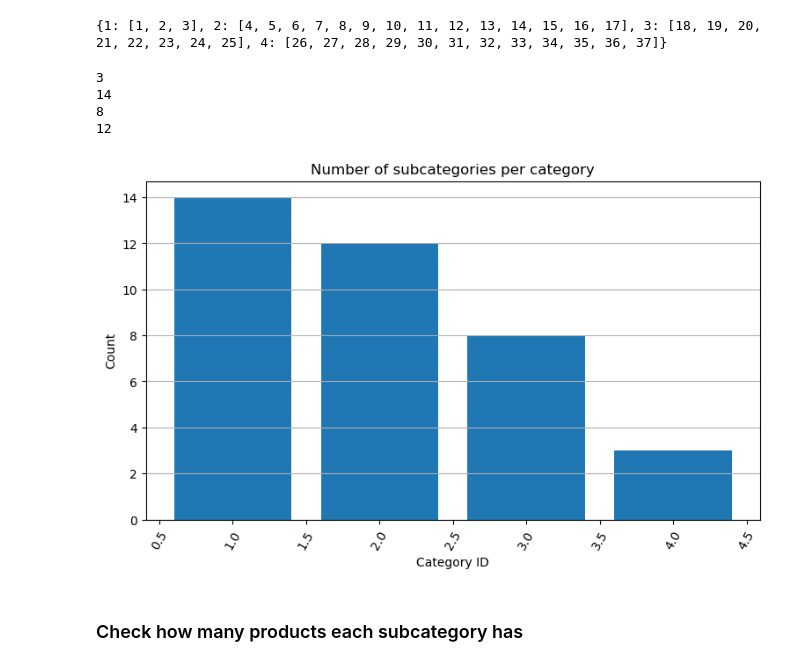
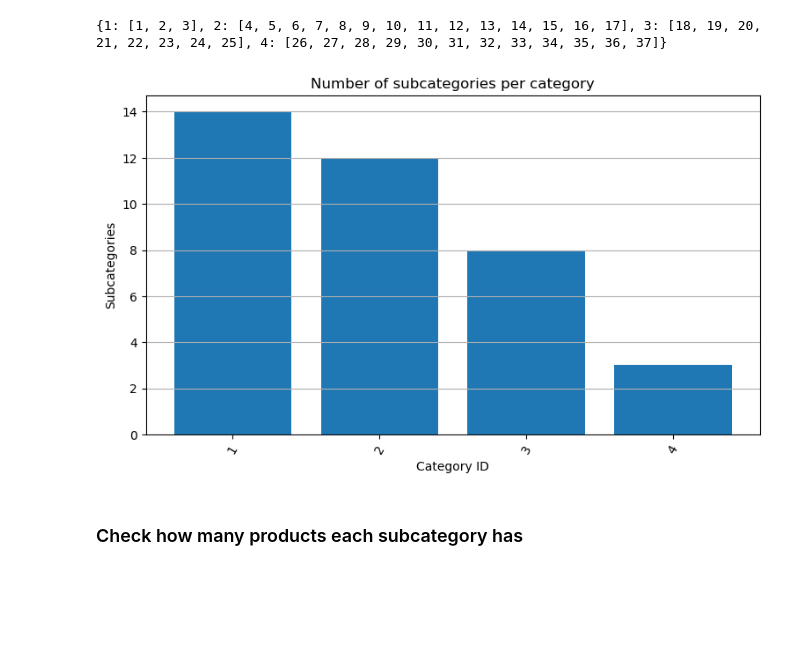
Before and after one commit to markusgunnar/AdventureWorks2025, a Jupyter notebook: Results.ipynb, the cells around one changed output. Cells and saved outputs as stored; diff of their text form; code cells hidden in the pictures; blank space fills up the shorter version.

```diff
--- a/Results.ipynb
+++ b/Results.ipynb
@@ -63,26 +64,20 @@ print(subcats_in_cat)
 # %% [output]
 {1: [1, 2, 3], 2: [4, 5, 6, 7, 8, 9, 10, 11, 12, 13, 14, 15, 16, 17], 3: [18, 19, 20, 21, 22, 23, 24, 25], 4: [26, 27, 28, 29, 30, 31, 32, 33, 34, 35, 36, 37]}
 # %%
-for v in subcats_in_cat.values():
-    print(len(v))
-
 fig, ax = plt.subplots(figsize=(9, 5))
-x = list(subcats_in_cat.keys())
-y = list(len(v) for v in subcats_in_cat.values())
+x = [int(k) for k in subcats_in_cat.keys()]
+y = [len(v) for v in subcats_in_cat.values()]
 y.sort(reverse=True)
 ax.bar(x, y)
 ax.set_title("Number of subcategories per category")
 ax.set_xlabel("Category ID")
-ax.set_ylabel("Count")
+ax.set_ylabel("Subcategories")
 ax.grid(axis = "y")
+ax.xaxis.set_major_locator(MaxNLocator(integer=True))
 plt.xticks(rotation=60)
 plt.show()
 # %% [output]
-3
-14
-8
-12
-[figure, old version]
+[figure, new version]
 # %% [markdown]
 ### Check how many products each subcategory has
 # %%
```
Also changed, not shown: parts of 5 cells of this notebook.
